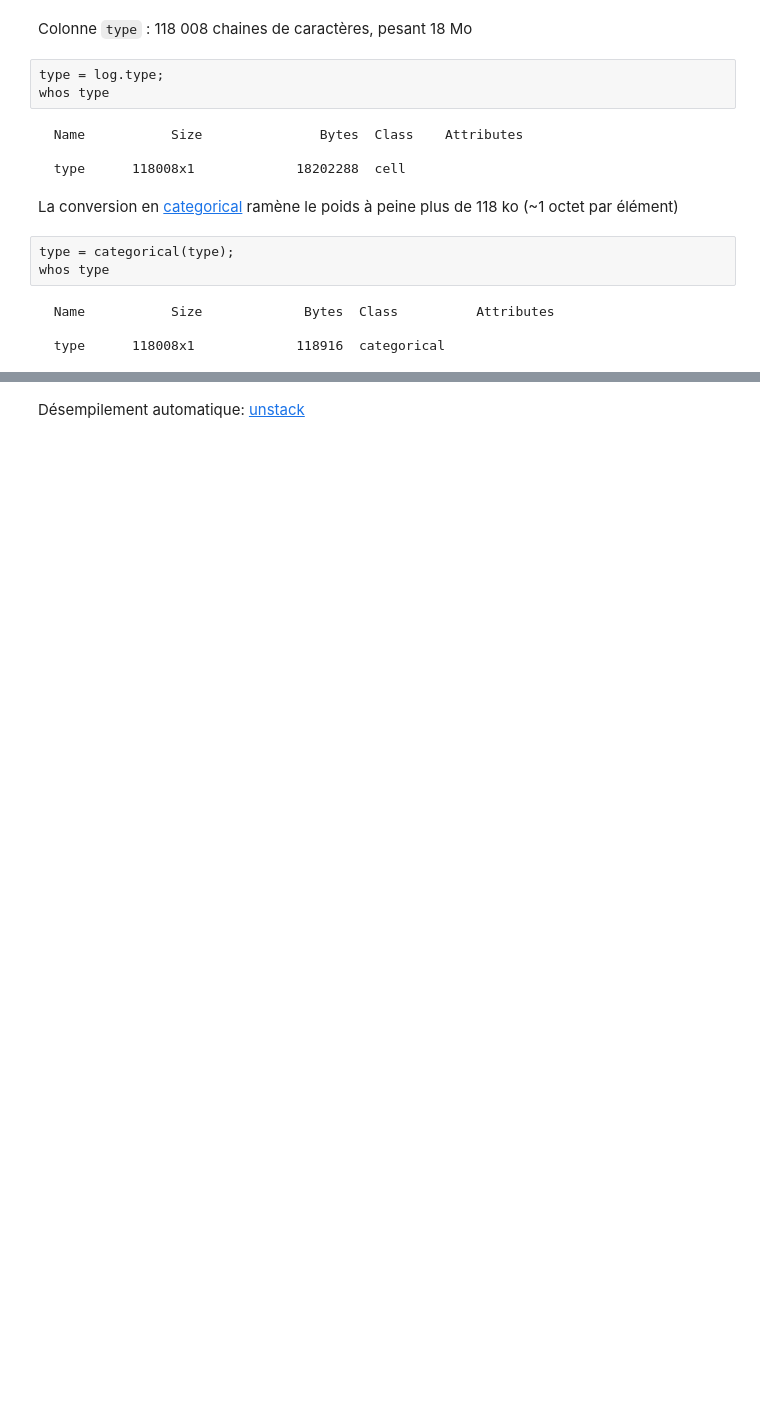
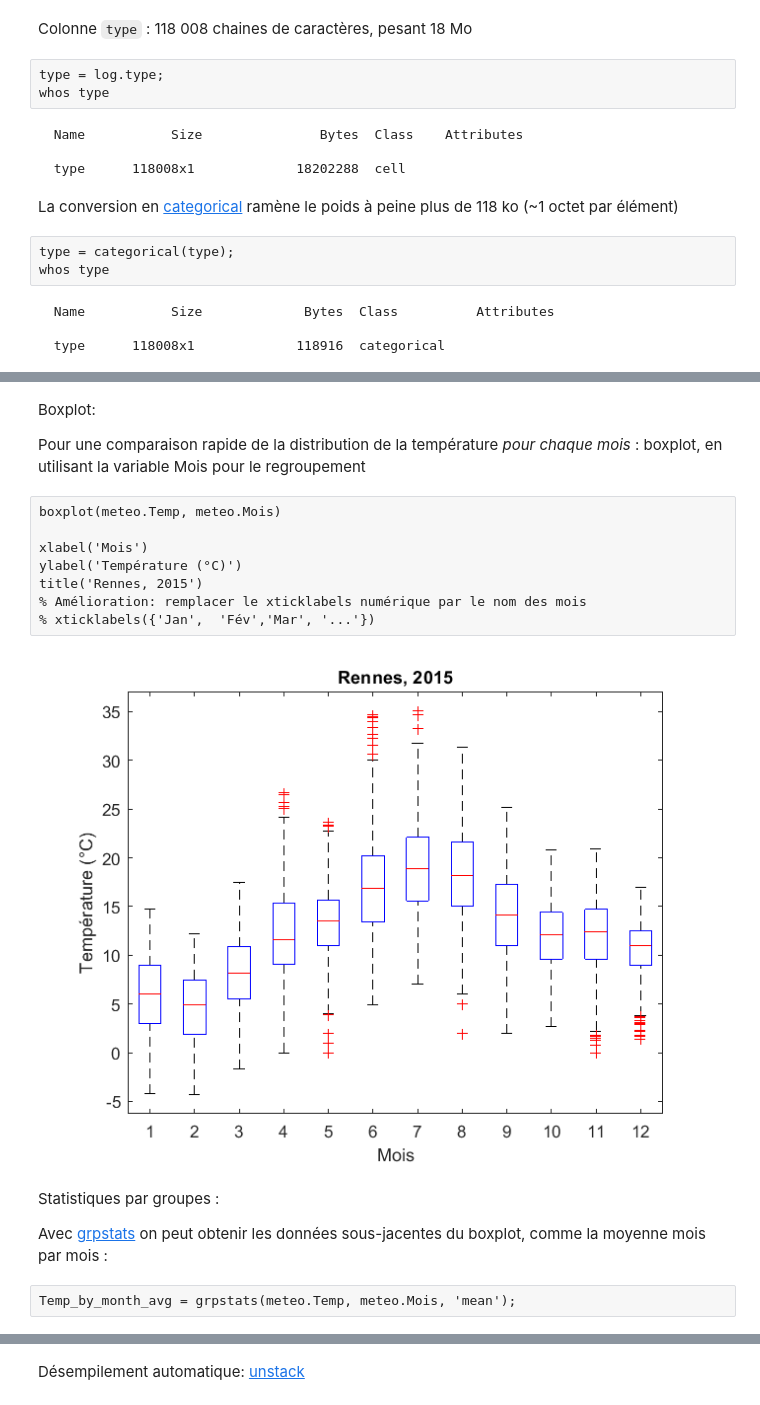
Before and after one commit to pierre-haessig/matlab-data-course, a Jupyter notebook: Matlab exploration/Exploration données Matlab.ipynb, the cells around one changed output, grey strips where cells are left out. Cells and saved outputs as stored; diff of their text form; blank space fills up the shorter version.

```diff
--- a/Matlab exploration/Exploration données Matlab.ipynb
+++ b/Matlab exploration/Exploration données Matlab.ipynb
@@ -425,0 +548,21 @@ ans =
+# %% [markdown]
+Boxplot:
+
+Pour une comparaison rapide de la distribution de la température *pour chaque mois* : boxplot, en utilisant la variable Mois pour le regroupement
+# %%
+boxplot(meteo.Temp, meteo.Mois)
+
+xlabel('Mois')
+ylabel('Température (°C)')
+title('Rennes, 2015')
+% Amélioration: remplacer le xticklabels numérique par le nom des mois
+% xticklabels({'Jan',  'Fév','Mar', '...'})
+# %% [output]
+[figure, added]
+# %% [markdown]
+Statistiques par groupes :
+
+Avec [grpstats](https://fr.mathworks.com/help/stats/grpstats.html)
+on peut obtenir les données sous-jacentes du boxplot, comme la moyenne mois par mois :
+# %%
+Temp_by_month_avg = grpstats(meteo.Temp, meteo.Mois, 'mean');
```
Also changed, not shown: parts of 113 cells of this notebook.
